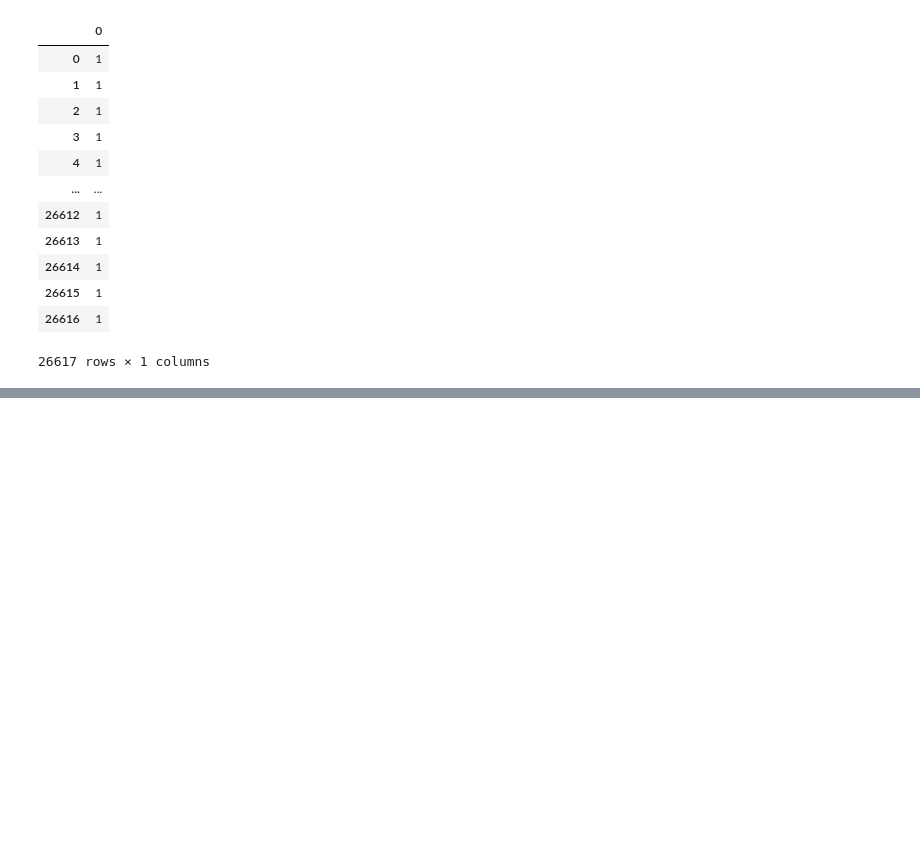
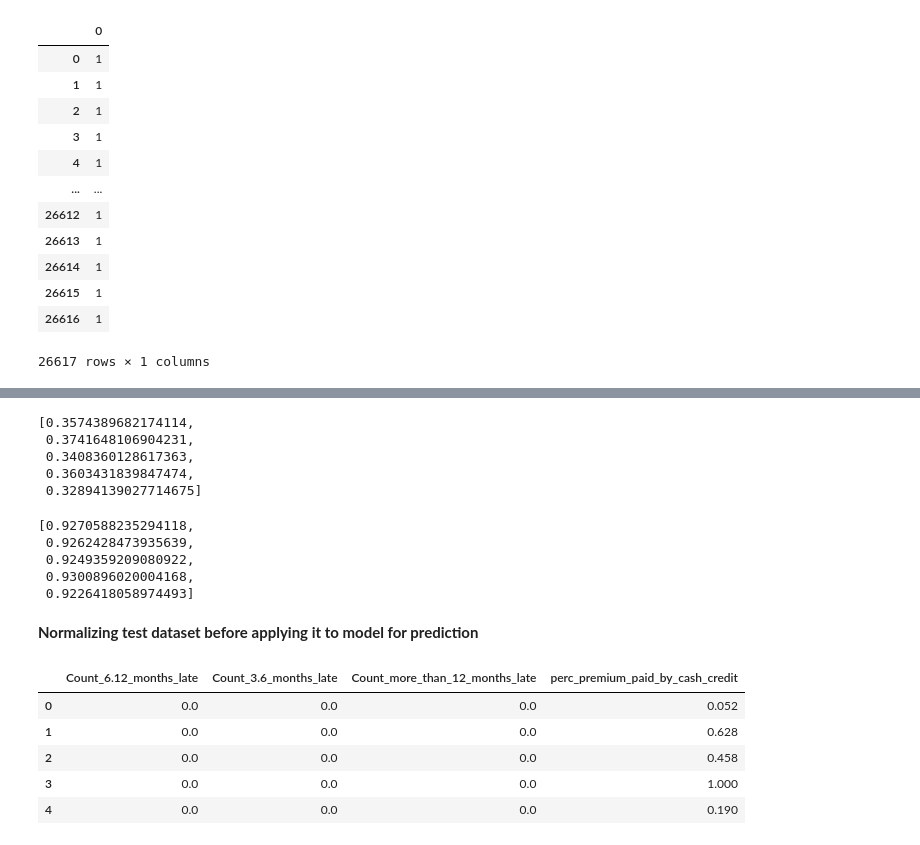
Before and after one commit to ErfanEbrahimiBazaz/boosting_methods_insurance_dataset, a Jupyter notebook: insurance_churn_analysis.ipynb, the cells around one changed output, grey strips where cells are left out. Drawn from its saved outputs; the diff is of its cells as text; code cells hidden in the pictures; blank space fills up the shorter version.

```diff
--- a/insurance_churn_analysis.ipynb
+++ b/insurance_churn_analysis.ipynb
@@ -613,0 +690,28 @@ df_target_lgb
+# %%
+ ff1
+# %% [output]
+[0.3574389682174114,
+ 0.3741648106904231,
+ 0.3408360128617363,
+ 0.3603431839847474,
+ 0.32894139027714675]
+# %%
+ ff2
+# %% [output]
+[0.9270588235294118,
+ 0.9262428473935639,
+ 0.9249359209080922,
+ 0.9300896020004168,
+ 0.9226418058974493]
+# %% [markdown]
+**Normalizing test dataset before applying it to model for prediction**
+# %%
+df_test_xgb_norm = df_test[columns_to_keep]
+df_test_xgb_norm.head()
+# %% [output]
+|  | Count_6.12_months_late | Count_3.6_months_late | Count_more_than_12_months_late | perc_premium_paid_by_cash_credit |
+| 0 | 0.0 | 0.0 | 0.0 | 0.052 |
+| 1 | 0.0 | 0.0 | 0.0 | 0.628 |
+| 2 | 0.0 | 0.0 | 0.0 | 0.458 |
+| 3 | 0.0 | 0.0 | 0.0 | 1.000 |
+| 4 | 0.0 | 0.0 | 0.0 | 0.190 |
```
Also changed, not shown: parts of 21 cells of this notebook.
